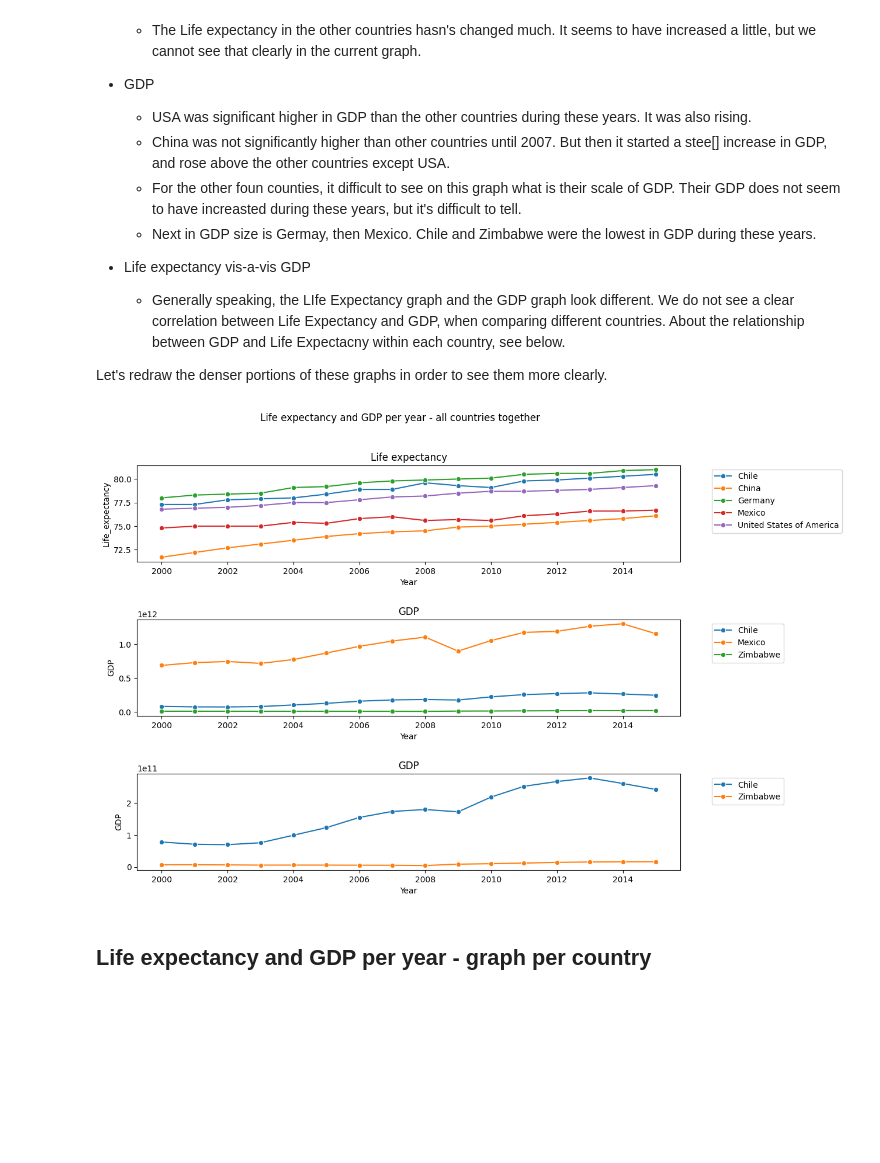
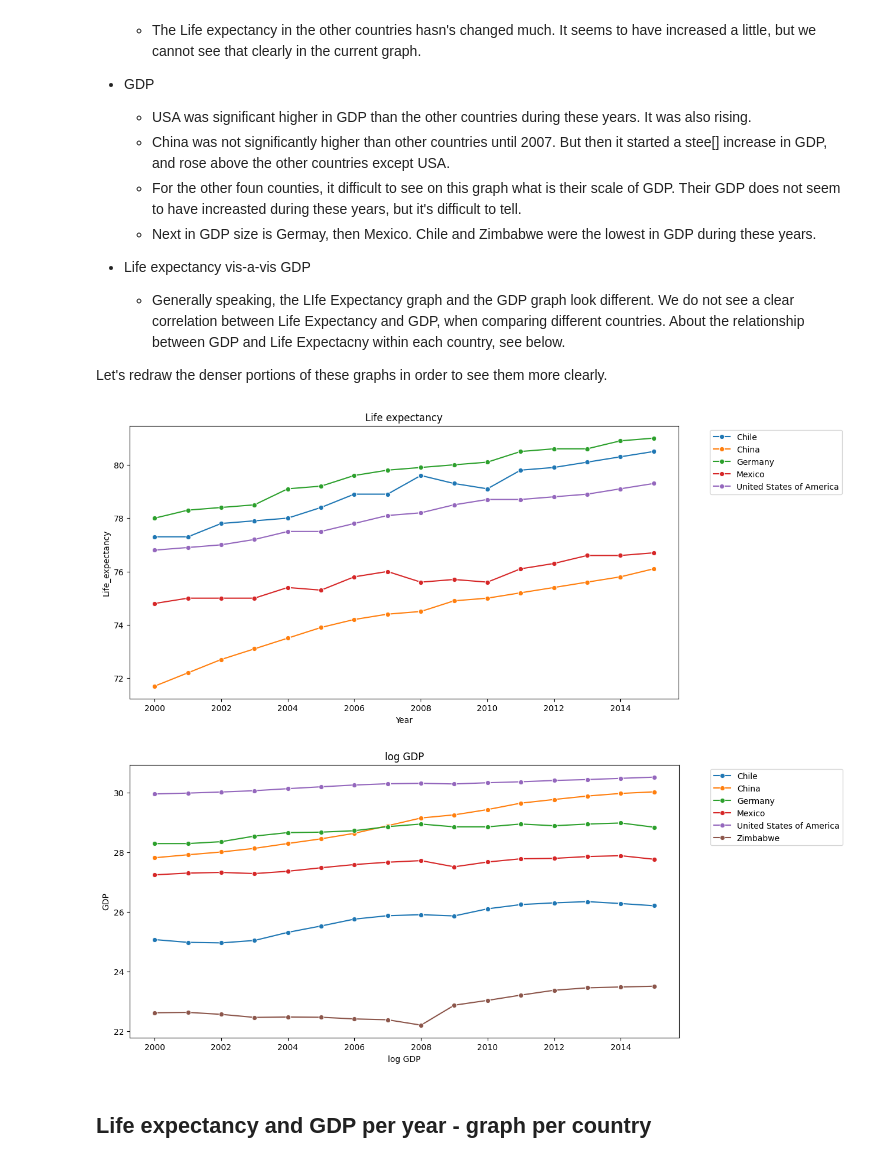
Before and after one commit to ramtob/codecademy-python, a Jupyter notebook: Life-Expectancy-and-GDP-Starter/life_expectancy_gdp.ipynb, the cells around one changed output. Saved outputs shown, nothing was run; the diff lists cells and outputs as text; code cells hidden in the pictures; blank space fills up the shorter version.

Commit message:
Resolving dense plots (not finished)

```diff
--- a/Life-Expectancy-and-GDP-Starter/life_expectancy_gdp.ipynb
+++ b/Life-Expectancy-and-GDP-Starter/life_expectancy_gdp.ipynb
@@ -73,35 +74,28 @@ plt.show()
   * Generally speaking, the LIfe Expectancy graph and the GDP graph look different. We do not see a clear correlation between Life Expectancy and GDP, when comparing different countries. About the relationship between GDP and Life Expectacny within each country, see below.
 
 Let's redraw the denser portions of these graphs in order to see them more clearly.
-# %%
-plt.figure(figsize=(12, 9))
-#
-df2 = df_all[~df_all['Country'].isin(['Zimbabwe'])]
-plt.subplot(3,1,1)
-sns.lineplot(data=df2, x='Year', y='Life_expectancy', marker='o', hue='Country')
-plt.title('Life expectancy')
-plt.legend(bbox_to_anchor=(1.05, 1), loc='upper left') # Move the legend outside the plot
-#
-df3 = df_all[df_all['Country'].isin(['Zimbabwe', 'Chile', 'Mexico'])]
-plt.subplot(3,1,2)
-sns.lineplot(data=df3, x='Year', y='GDP', marker='o', hue='Country')
-plt.title('GDP')
-plt.legend(bbox_to_anchor=(1.05, 1), loc='upper left') # Move the legend outside the plot
-#
-df4 = df_all[df_all['Country'].isin(['Zimbabwe', 'Chile'])]
-plt.subplot(3,1,3)
-sns.lineplot(data=df4, x='Year', y='GDP', marker='o', hue='Country')
-plt.title('GDP')
-plt.legend(bbox_to_anchor=(1.05, 1), loc='upper left') # Move the legend outside the plot
-#
-plt.suptitle('Life expectancy and GDP per year - all countries together')
-plt.subplots_adjust(hspace=0.6)
-plt.show()
-df2 = None
-df3 = None
-df4 = None
-# %% [output]
-[figure, removed]
+# %%
+plt.figure(figsize=(12, 6))
+df2 = df_all[~df_all['Country'].isin(['Zimbabwe'])]
+sns.lineplot(data=df2, x='Year', y='Life_expectancy', marker='o', hue='Country')
+plt.title('Life expectancy')
+plt.legend(bbox_to_anchor=(1.05, 1), loc='upper left') # Move the legend outside the plot
+plt.show()
+df2 = None
+# %% [output]
+[figure, added]
+# %%
+plt.figure(figsize=(12, 6))
+df2 = df_all
+df2.GDP = np.log(df2.GDP)
+sns.lineplot(data=df2, x='Year', y='GDP', marker='o', hue='Country')
+plt.title('log GDP')
+plt.xlabel('log GDP')
+plt.legend(bbox_to_anchor=(1.05, 1), loc='upper left') # Move the legend outside the plot
+plt.show()
+df2 = None
+# %% [output]
+[figure, added]
 # %% [markdown]
 ## Life expectancy and GDP per year - graph per country
 # %%
```
Also changed, not shown: parts of 1 cell of this notebook.
